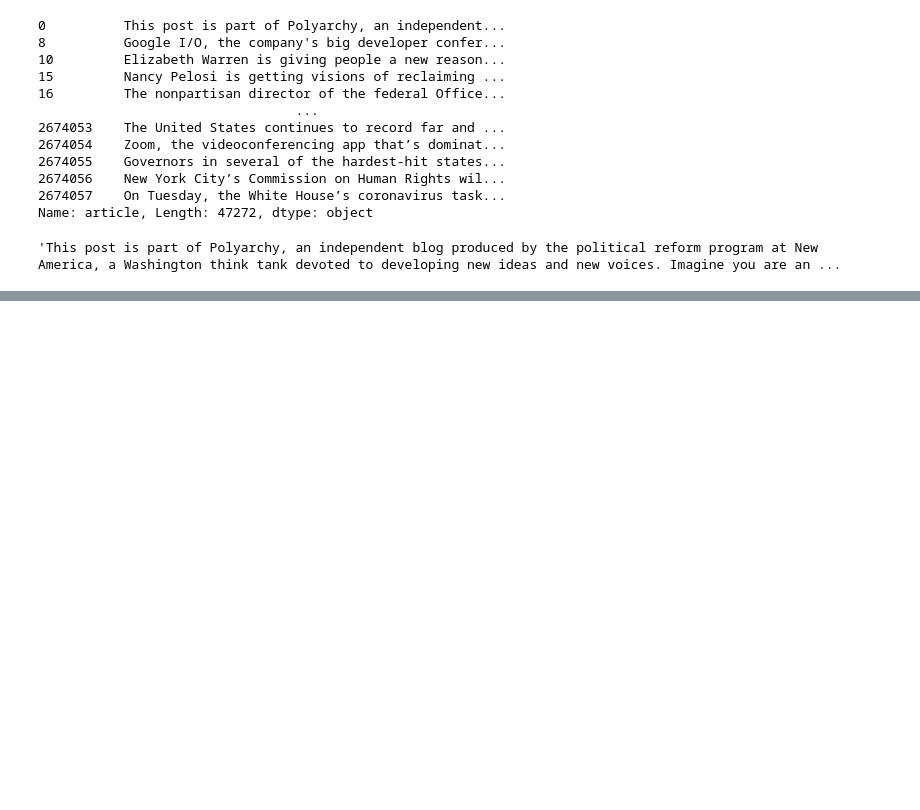
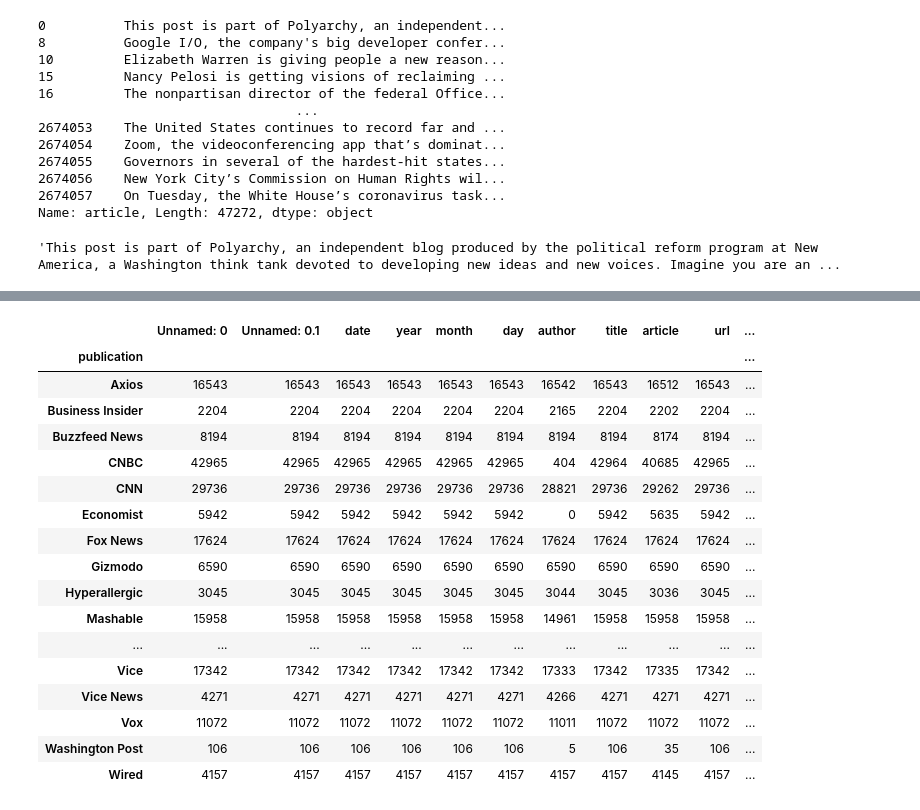
Before and after one commit to abbynewcomb/word_embeddings, a Jupyter notebook: subsetting.ipynb, the cells around one changed output, grey strips where cells are left out. Saved outputs shown, nothing was run; the diff lists cells and outputs as text; code cells hidden in the pictures; blank space fills up the shorter version.

```diff
--- a/subsetting.ipynb
+++ b/subsetting.ipynb
@@ -82,0 +82,21 @@ df[df['publication']=='Vox'].groupby('year').count()
+# %%
+df[df['year'] == 2018].groupby('publication').count()
+# %% [output]
+|  | Unnamed: 0 | Unnamed: 0.1 | date | year | month | day | author | title | article | url | ... |
+| publication |  |  |  |  |  |  |  |  |  |  | ... |
+| Axios | 16543 | 16543 | 16543 | 16543 | 16543 | 16543 | 16542 | 16543 | 16512 | 16543 | ... |
+| Business Insider | 2204 | 2204 | 2204 | 2204 | 2204 | 2204 | 2165 | 2204 | 2202 | 2204 | ... |
+| Buzzfeed News | 8194 | 8194 | 8194 | 8194 | 8194 | 8194 | 8194 | 8194 | 8174 | 8194 | ... |
+| CNBC | 42965 | 42965 | 42965 | 42965 | 42965 | 42965 | 404 | 42964 | 40685 | 42965 | ... |
+| CNN | 29736 | 29736 | 29736 | 29736 | 29736 | 29736 | 28821 | 29736 | 29262 | 29736 | ... |
+| Economist | 5942 | 5942 | 5942 | 5942 | 5942 | 5942 | 0 | 5942 | 5635 | 5942 | ... |
+| Fox News | 17624 | 17624 | 17624 | 17624 | 17624 | 17624 | 17624 | 17624 | 17624 | 17624 | ... |
+| Gizmodo | 6590 | 6590 | 6590 | 6590 | 6590 | 6590 | 6590 | 6590 | 6590 | 6590 | ... |
+| Hyperallergic | 3045 | 3045 | 3045 | 3045 | 3045 | 3045 | 3044 | 3045 | 3036 | 3045 | ... |
+| Mashable | 15958 | 15958 | 15958 | 15958 | 15958 | 15958 | 14961 | 15958 | 15958 | 15958 | ... |
+| ... | ... | ... | ... | ... | ... | ... | ... | ... | ... | ... | ... |
+| Vice | 17342 | 17342 | 17342 | 17342 | 17342 | 17342 | 17333 | 17342 | 17335 | 17342 | ... |
+| Vice News | 4271 | 4271 | 4271 | 4271 | 4271 | 4271 | 4266 | 4271 | 4271 | 4271 | ... |
+| Vox | 11072 | 11072 | 11072 | 11072 | 11072 | 11072 | 11011 | 11072 | 11072 | 11072 | ... |
+| Washington Post | 106 | 106 | 106 | 106 | 106 | 106 | 5 | 106 | 35 | 106 | ... |
+| Wired | 4157 | 4157 | 4157 | 4157 | 4157 | 4157 | 4157 | 4157 | 4145 | 4157 | ... |
```
Also changed, not shown: parts of 5 cells of this notebook, 1 other file.
